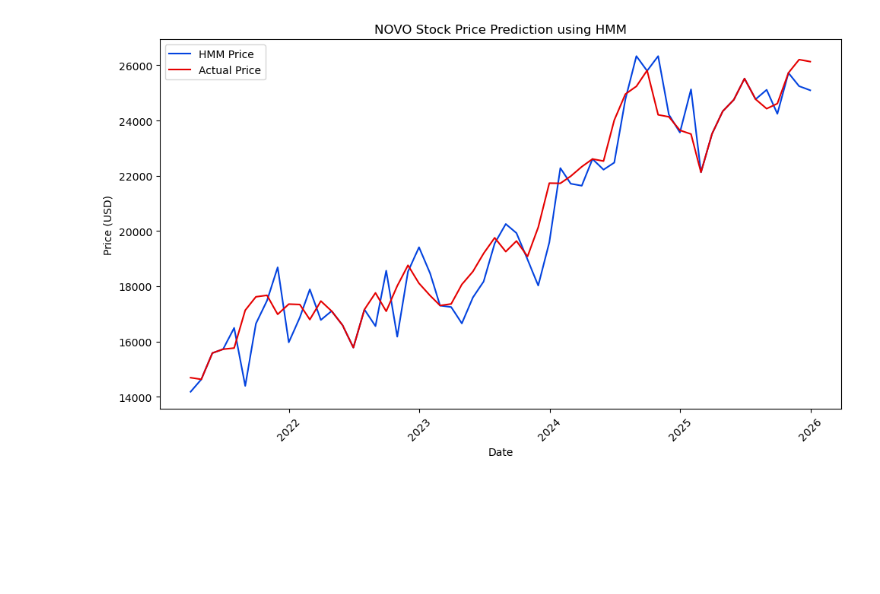
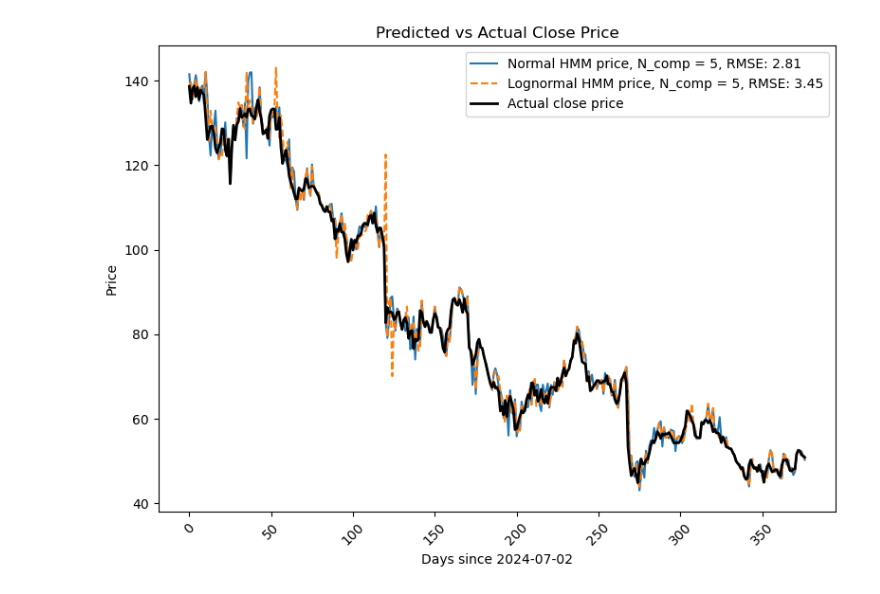
Before and after one commit to anderswol/AppStat2, a Jupyter notebook: Aske/aske_lognormal_pred.ipynb, the cells around one changed output. Cells and saved outputs as stored; diff of their text form; code cells hidden in the pictures; blank space fills up the shorter version.

```diff
--- a/Aske/aske_lognormal_pred.ipynb
+++ b/Aske/aske_lognormal_pred.ipynb
@@ -106,6 +47,13 @@ Z-score: 1.07, Trading Decision: -1
 # %%
-#Price prediction function:
-def HMMPricePredictor(data, obs, window_size, roll_window, sell_thres, buy_thres, Ncomp):
+#Let us try and predict the price as lognormal:
+def HMMPricePredictor(data, obs, window_size, Ncomp, use_log=False):
+    #If use_log, predict log of close price, otherwise predict close price directly
+    if use_log:
+        data = data.copy()
+        obs = obs.copy()
+        data['Close'] = np.log(data['Close'])
+        obs['Close'] = np.log(obs['Close'])
+
     # Calculate number of rows and set training window
     T = data.shape[0]
 
@@ -167,9 +115,11 @@ def HMMPricePredictor(data, obs, window_size, roll_window, sell_thres, buy_thres
     for i in truncated_obs['Close']:
         close.append(i)
 
-    signals = []
-    z_val = z_score(hmm_price, roll_window)
-    for z in z_val:
-        signals.append(trading_logic(z, sell_thres, buy_thres))
+    if use_log:
+        hmm_price = np.exp(hmm_price)
+        close = np.exp(close)
 
-    return hmm_price, close, signals
+    return hmm_price, close
+
+norm_price, norm_close = HMMPricePredictor(data, obs, window_size=250, Ncomp=5)
+log_price, log_close = HMMPricePredictor(data, obs, window_size=250, Ncomp=5, use_log=True)
@@ -235,14 +144,15 @@ plot_trading_signals(close, signals, values)
-# %%
-#Plot price against dates:
-fig, ax = plt.subplots(figsize=(10, 6))
-ax.plot(dates, hmm_price, label='HMM Price', color='xkcd:blue')
-ax.plot(dates, close, label='Actual Price', color='xkcd:red')
-ax.set_xlabel('Date')
-ax.set_ylabel('Price (USD)')
-ax.set_title('NOVO Stock Price Prediction using HMM')
-ax.legend()
-plt.xticks(rotation=45)
-plt.tight_layout()
-plt.show()
-# %% [output]
-[figure, removed]
+# %%
+fig, ax = plt.subplots(figsize=(8, 6))
+time_units = np.arange(len(log_price))
+plt.plot(time_units, norm_price, label=f"Normal HMM price, N_comp = 5, RMSE: {rmse(norm_close, norm_price):.2f}")
+plt.plot(time_units, log_price, label=f"Lognormal HMM price, N_comp = 5, RMSE: {rmse(log_close, log_price):.2f}", linestyle='--')
+plt.plot(time_units, log_close, label="Actual close price", color='black', linewidth=2)
+plt.xlabel("Days since " + start_date.strftime("%Y-%m-%d"))
+plt.ylabel("Price")
+plt.title("Predicted vs Actual Close Price")
+plt.legend()
+plt.xticks(rotation=45)
+plt.tight_layout()
+plt.show()
+# %% [output]
+[figure, added]
```
Also changed, not shown: parts of 11 cells of this notebook, 1 other file.
